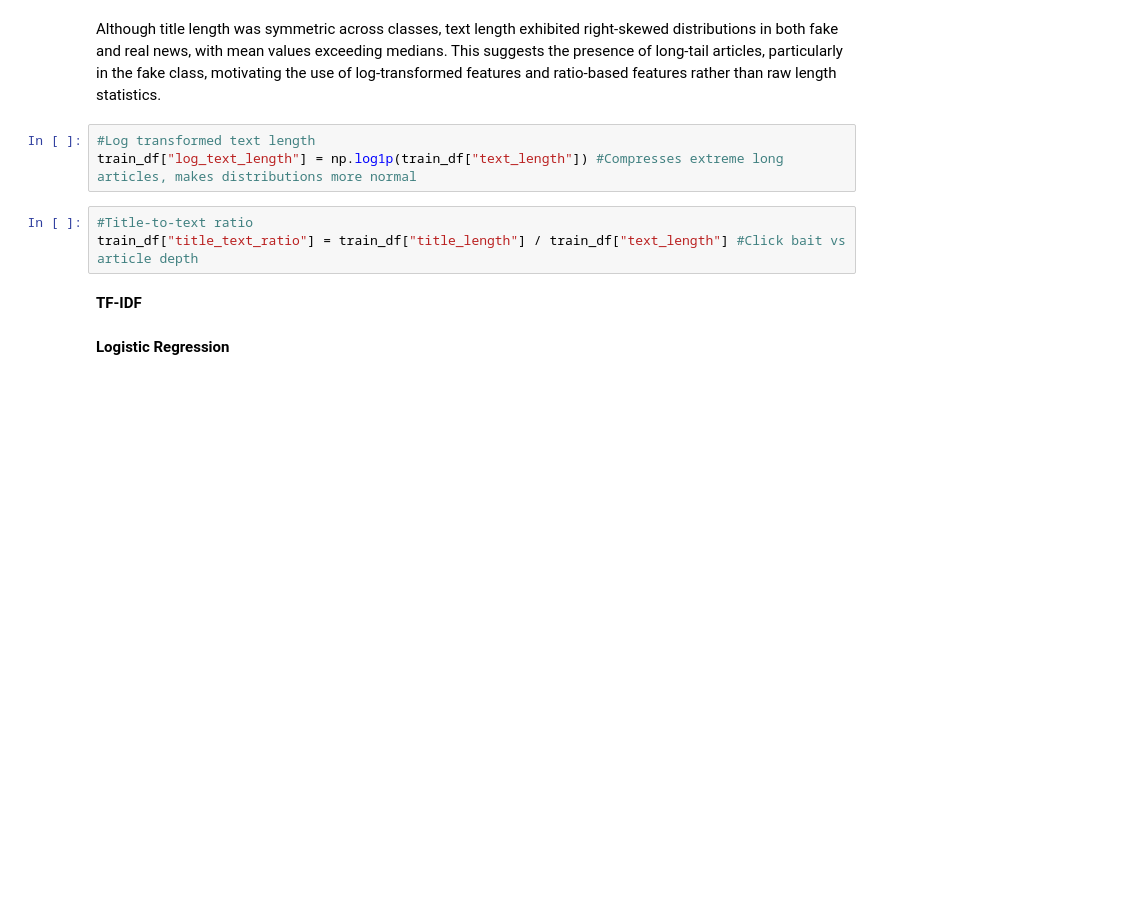
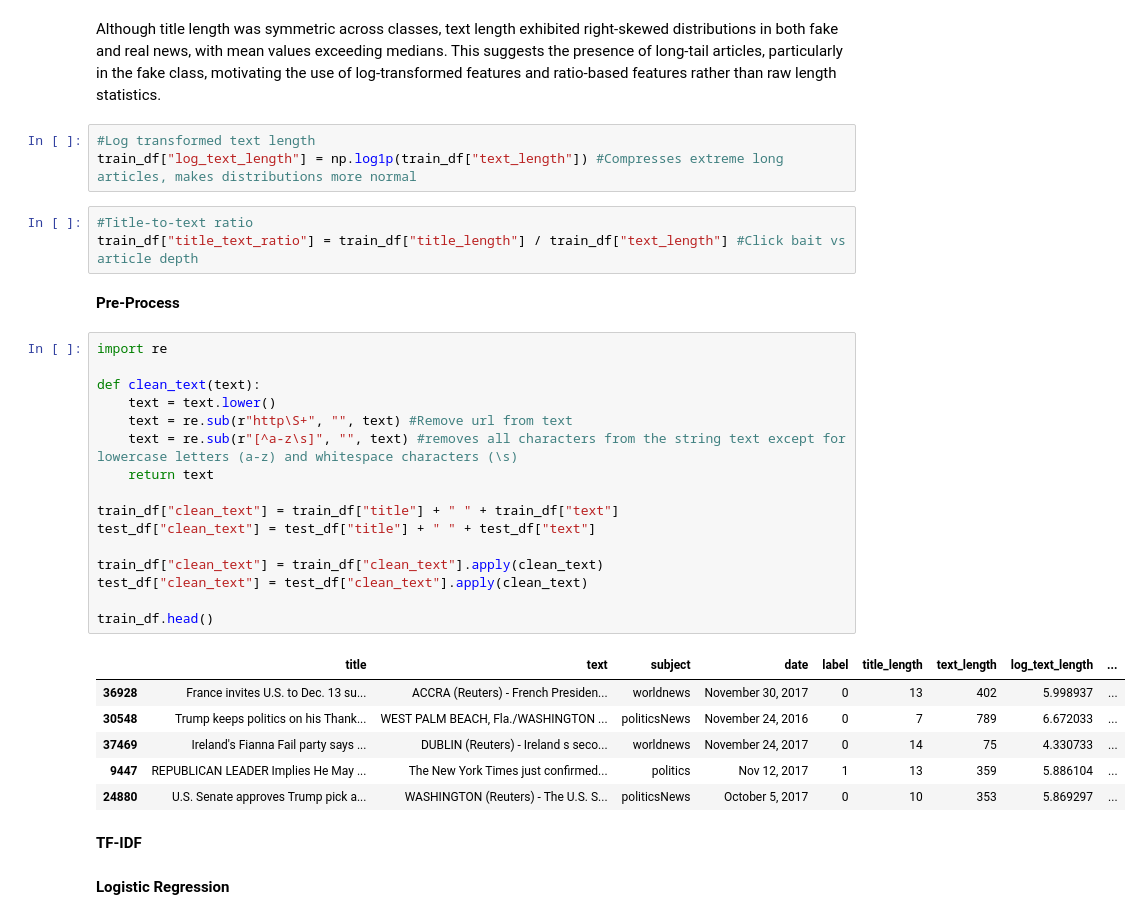
Before and after one commit to rhiats/Fake-News-Detection, a Jupyter notebook: Fake_News_Detection.ipynb, the cells around one changed output. Cells and saved outputs as stored; diff of their text form; blank space fills up the shorter version.

Commit message:
Clean text

```diff
--- a/Fake_News_Detection.ipynb
+++ b/Fake_News_Detection.ipynb
@@ -292,6 +292,31 @@ train_df["log_text_length"] = np.log1p(train_df["text_length"]) #Compresses extr
 # %%
 #Title-to-text ratio
 train_df["title_text_ratio"] = train_df["title_length"] / train_df["text_length"] #Click bait vs article depth
+# %% [markdown]
+**Pre-Process**
+# %%
+import re
+
+def clean_text(text):
+    text = text.lower()
+    text = re.sub(r"http\S+", "", text) #Remove url from text
+    text = re.sub(r"[^a-z\s]", "", text) #removes all characters from the string text except for lowercase letters (a-z) and whitespace characters (\s)
+    return text
+
+train_df["clean_text"] = train_df["title"] + " " + train_df["text"]
+test_df["clean_text"] = test_df["title"] + " " + test_df["text"]
+
+train_df["clean_text"] = train_df["clean_text"].apply(clean_text)
+test_df["clean_text"] = test_df["clean_text"].apply(clean_text)
+
+train_df.head()
+# %% [output]
+|  | title | text | subject | date | label | title_length | text_length | log_text_length | ... |
+| 36928 | France invites U.S. to Dec. 13 su... | ACCRA (Reuters) - French Presiden... | worldnews | November 30, 2017 | 0 | 13 | 402 | 5.998937 | ... |
+| 30548 | Trump keeps politics on his Thank... | WEST PALM BEACH, Fla./WASHINGTON ... | politicsNews | November 24, 2016 | 0 | 7 | 789 | 6.672033 | ... |
+| 37469 | Ireland's Fianna Fail party says ... | DUBLIN (Reuters) - Ireland s seco... | worldnews | November 24, 2017 | 0 | 14 | 75 | 4.330733 | ... |
+| 9447 | REPUBLICAN LEADER Implies He May ... | The New York Times just confirmed... | politics | Nov 12, 2017 | 1 | 13 | 359 | 5.886104 | ... |
+| 24880 | U.S. Senate approves Trump pick a... | WASHINGTON (Reuters) - The U.S. S... | politicsNews | October 5, 2017 | 0 | 10 | 353 | 5.869297 | ... |
 # %% [markdown]
 **TF-IDF**
 # %% [markdown]
```
